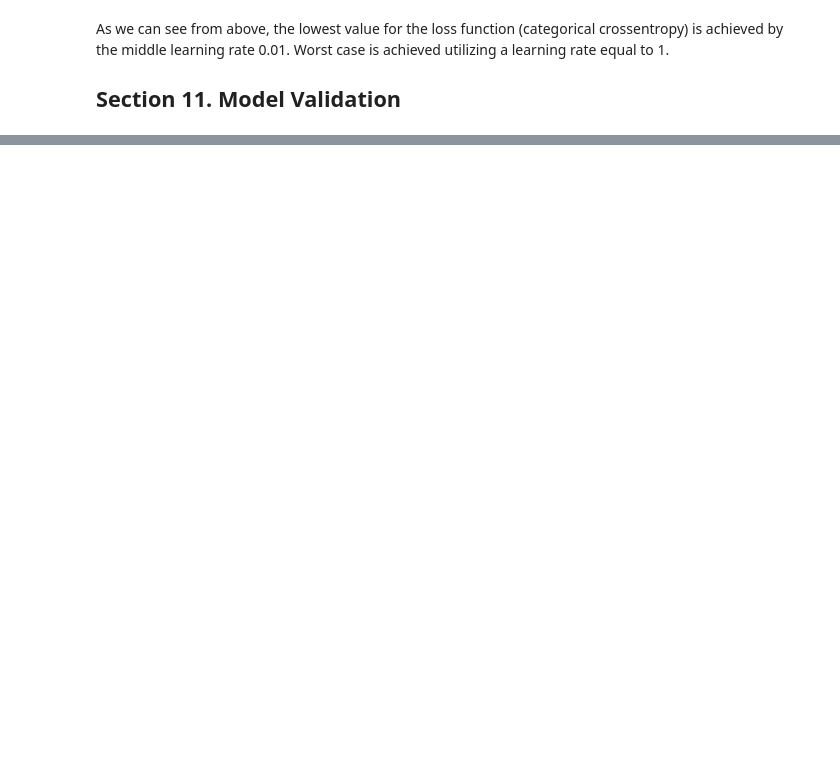
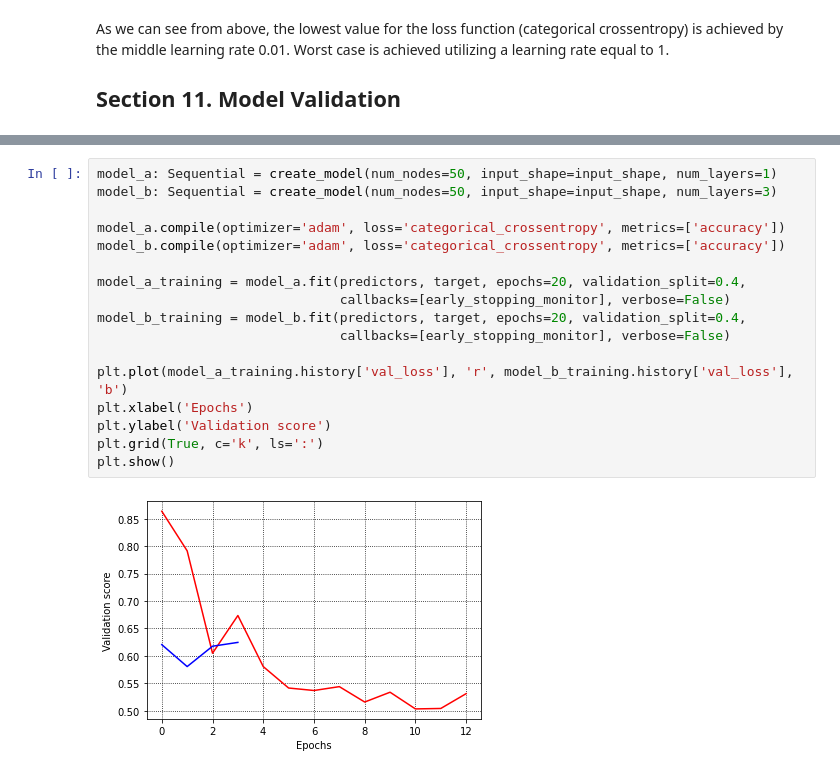
Before and after one commit to kbantoec/deep_learning, a Jupyter notebook: basics_of_deep_learning_and_neural_networks.ipynb, the cells around one changed output, grey strips where cells are left out. Drawn from its saved outputs; the diff is of its cells as text; blank space fills up the shorter version.

```diff
--- a/basics_of_deep_learning_and_neural_networks.ipynb
+++ b/basics_of_deep_learning_and_neural_networks.ipynb
@@ -640,0 +735,19 @@ As we can see from above, the lowest value for the loss function (categorical cr
+# %%
+model_a: Sequential = create_model(num_nodes=50, input_shape=input_shape, num_layers=1)
+model_b: Sequential = create_model(num_nodes=50, input_shape=input_shape, num_layers=3)
+
+model_a.compile(optimizer='adam', loss='categorical_crossentropy', metrics=['accuracy'])
+model_b.compile(optimizer='adam', loss='categorical_crossentropy', metrics=['accuracy'])
+
+model_a_training = model_a.fit(predictors, target, epochs=20, validation_split=0.4,
+                               callbacks=[early_stopping_monitor], verbose=False)
+model_b_training = model_b.fit(predictors, target, epochs=20, validation_split=0.4,
+                               callbacks=[early_stopping_monitor], verbose=False)
+
+plt.plot(model_a_training.history['val_loss'], 'r', model_b_training.history['val_loss'], 'b')
+plt.xlabel('Epochs')
+plt.ylabel('Validation score')
+plt.grid(True, c='k', ls=':')
+plt.show()
+# %% [output]
+[figure, added]
```
Also changed, not shown: parts of 31 cells of this notebook.
